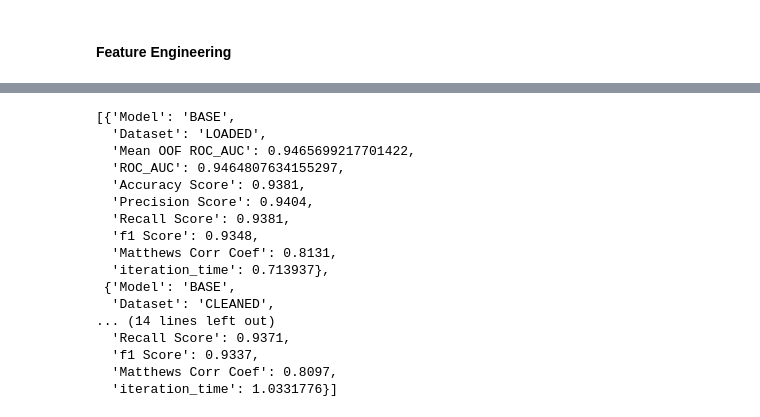
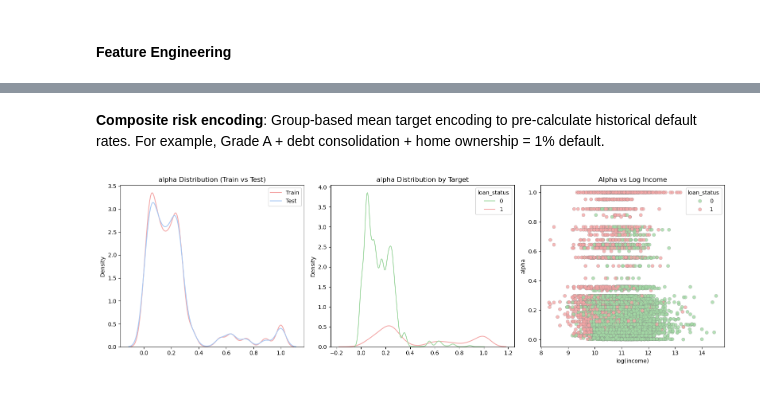
Before and after one commit to kgiannako/credit_risk_modelling, a Jupyter notebook: notebooks/credit-risk-model.ipynb, the cells around one changed output, grey strips where cells are left out. Drawn from its saved outputs; the diff is of its cells as text; code cells hidden in the pictures.

Commit message:
feature enginerring and encoding

```diff
--- a/notebooks/credit-risk-model.ipynb
+++ b/notebooks/credit-risk-model.ipynb
@@ -1188,20 +1185,2 @@ evaluate_dataset(train_credit_data_df_cleaned_fe, X_test_cleaned_fe, 'CLEANED+FE
-# %%
-DATASETS_SCORES
-# %% [output]
-[{'Model': 'BASE',
-  'Dataset': 'LOADED',
-  'Mean OOF ROC_AUC': 0.9465699217701422,
-  'ROC_AUC': 0.9464807634155297,
-  'Accuracy Score': 0.9381,
-  'Precision Score': 0.9404,
-  'Recall Score': 0.9381,
-  'f1 Score': 0.9348,
-  'Matthews Corr Coef': 0.8131,
-  'iteration_time': 0.713937},
- {'Model': 'BASE',
-  'Dataset': 'CLEANED',
-... (14 lines left out)
-  'Recall Score': 0.9371,
-  'f1 Score': 0.9337,
-  'Matthews Corr Coef': 0.8097,
-  'iteration_time': 1.0331776}]
+# %% [markdown]
+**Composite risk encoding**: Group-based mean target encoding to pre-calculate historical default rates. For example, Grade A + debt consolidation + home ownership = 1% default.
@@ -1207,0 +1226,56 @@ DATASETS_SCORES
+# %%
+# Define the columns to group on
+categorical_group = ['loan_grade', 'loan_intent', 'person_home_ownership']
+
+# Apply the composite encoding
+train_credit_data_df_cleaned_fA, X_test_df_cleaned_fA = apply_composite_target_encoding(
+    train_df=train_credit_data_df_cleaned,
+    test_df=X_test_cleaned,
+    target_col=TARGET,
+    cat_cols=categorical_group,
+    fill_value=0.25  # fallback for unseen groups - for reference overall mean is .22
+)
+# %%
+# train_credit_data_df_cleaned = add_interactiodatures(train_credit_data_df_cleaned)
+
+# Make sure color variables exist
+green = '#A3D9A5'
+red = '#F4A6A6'
+blue = '#A6C8F4'
+
+# Ensure log_income exists
+if 'log_income' not in train_credit_data_df_cleaned_fA.columns:
+    train_credit_data_df_cleaned_fA['log_income'] = np.log1p(train_credit_data_df_cleaned_fA['person_income'])
+
+# Set up the plots
+fig, ax = plt.subplots(1, 3, figsize=(16, 5))
+ax = ax.flatten()
+
+# Column to plot
+column = 'alpha'
+i = 0
+
+# KDE: Train vs Test
+sns.kdeplot(train_credit_data_df_cleaned_fA[column], label='Train', ax=ax[i], color=red)
+sns.kdeplot(X_test_df_cleaned_fA[column], label='Test', ax=ax[i], color=blue)
+ax[i].legend()
+ax[i].set_title(f'{column} Distribution (Train vs Test)')
+ax[i].set_xlabel(None)
+
+# KDE by TARGET
+i = 1
+sns.kdeplot(data=train_credit_data_df_cleaned_fA, x=column, label='alpha', hue=TARGET, ax=ax[i], palette={0: green, 1: red})
+ax[i].set_title(f'{column} Distribution by Target')
+ax[i].set_xlabel(None)
+
+# Scatter plot: log_income vs alpha
+i = 2
+sns.scatterplot(data=train_credit_data_df_cleaned_fA, x='log_income', y=column, hue=TARGET, palette={0: green, 1: red}, alpha=0.8, edgecolor='gray', linewidth=0.3)
+ax[i].set_title(f'Alpha vs Log Income')
+ax[i].set_xlabel('log(income)')
+ax[i].set_ylabel('alpha')
+
+plt.tight_layout()
+plt.show()
+# %% [output]
+[figure, added]
```
Also changed, not shown: parts of 23 cells of this notebook.
